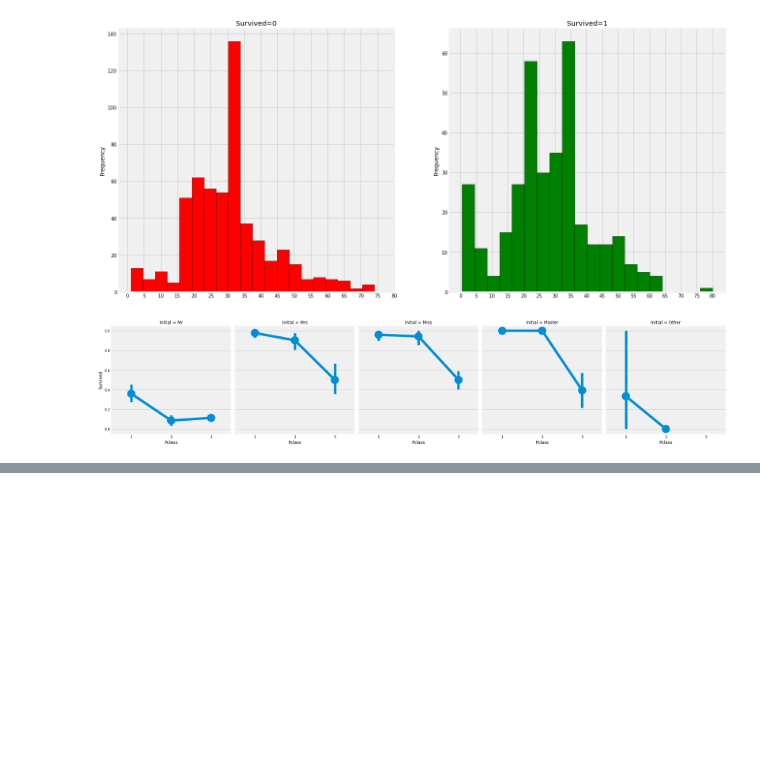
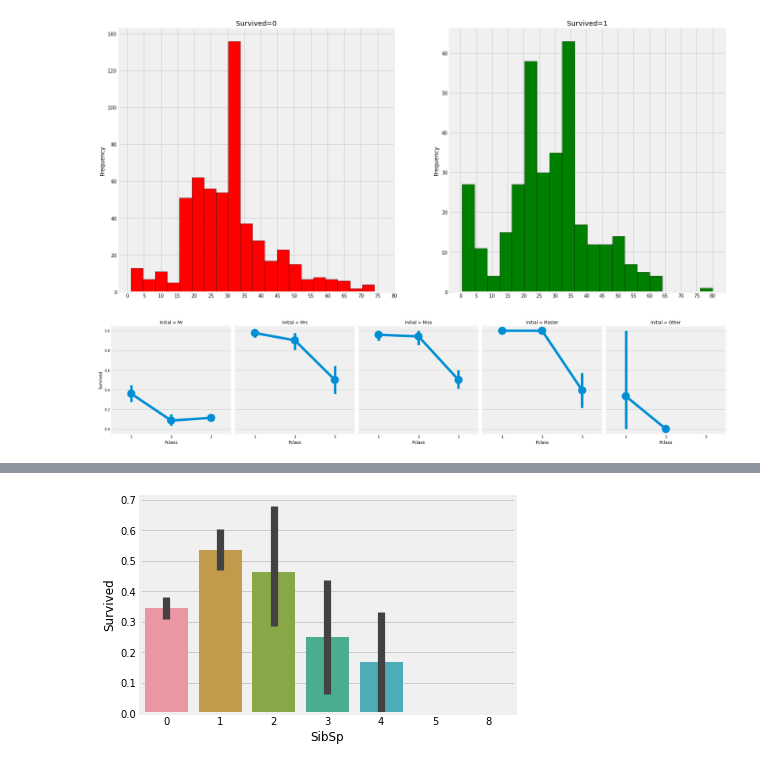
Before and after one commit to rushikeshnaik779/EDA, a Jupyter notebook: TitanicMurder.ipynb, the cells around one changed output, grey strips where cells are left out. Cells and saved outputs as stored; diff of their text form; code cells hidden in the pictures; blank space fills up the shorter version.

```diff
--- a/TitanicMurder.ipynb
+++ b/TitanicMurder.ipynb
@@ -243,3 +243,5 @@ sns.factorplot('Pclass', 'Survived', col='Initial', data=data)
 plt.show()
 # %% [output]
 [figure]
+# %%
+data['Embarked'].fillna('S', inplace=True)
@@ -245,0 +265,6 @@ plt.show()
+# %%
+sns.barplot('SibSp','Survived',data=data)
+ax.set_title('SibSp vs Survived')
+plt.show()
+# %% [output]
+[figure, added]
```
Also changed, not shown: parts of 7 cells of this notebook.
